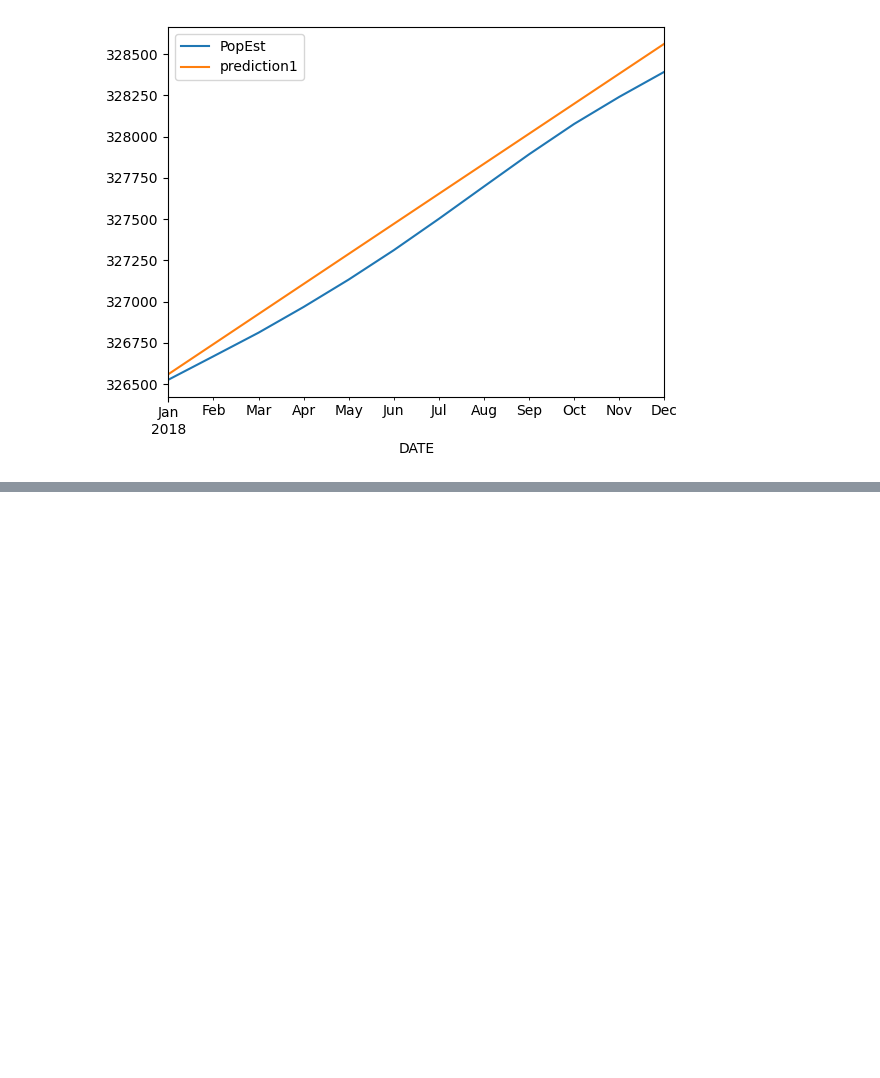
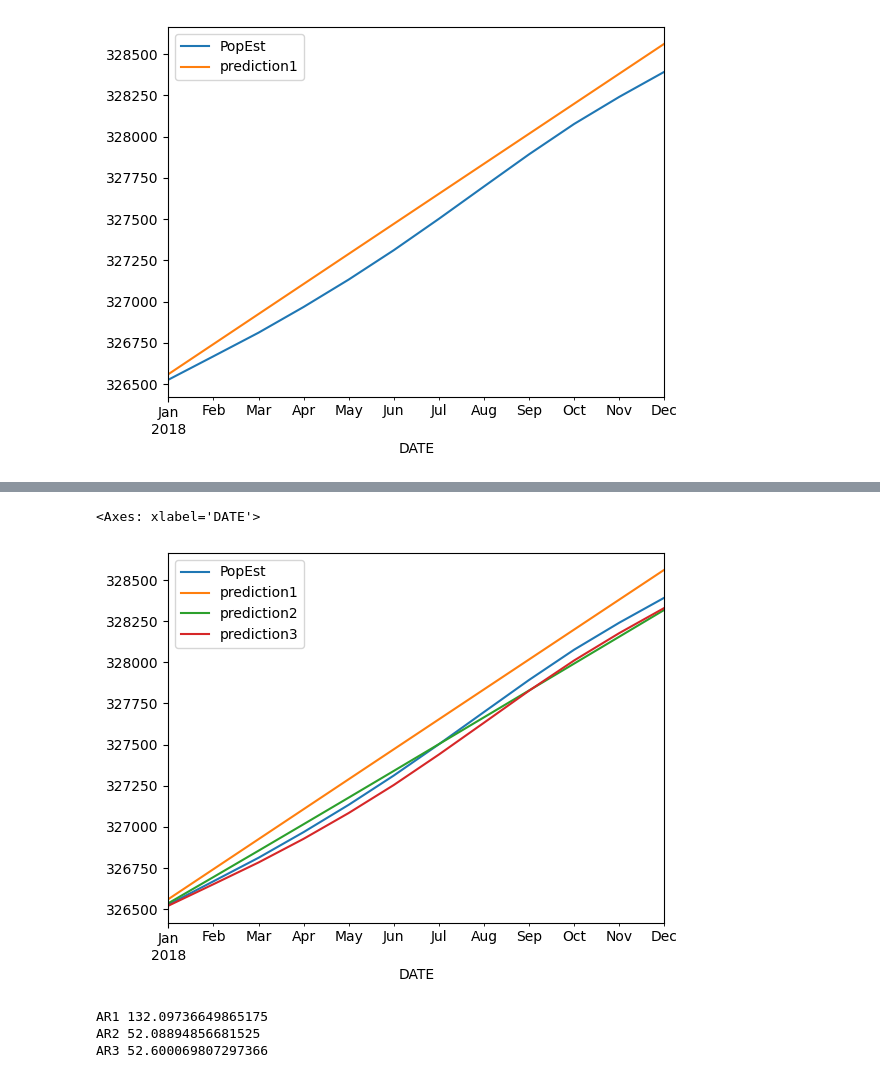
Before and after one commit to nmaiya/ColabTimeSeries, a Jupyter notebook: AutoRegresion.ipynb, the cells around one changed output, grey strips where cells are left out. Saved outputs shown, nothing was run; the diff lists cells and outputs as text; code cells hidden in the pictures; blank space fills up the shorter version.

```diff
--- a/AutoRegresion.ipynb
+++ b/AutoRegresion.ipynb
@@ -102,0 +155,6 @@ prediction1.plot(legend=True)
+# %%
+best_model=AutoReg(train['PopEst'],lags=mod.ar_lags)
+model_fit3=best_model.fit()
+prediction3=model_fit3.predict(start,end)
+prediction3=prediction3.rename('prediction3')
+prediction3
@@ -102,0 +175,8 @@ prediction1.plot(legend=True)
+# %%
+test.plot(legend=True)
+prediction1.plot(legend=True)
+prediction2.plot(legend=True)
+prediction3.plot(legend=True)
+# %% [output]
+<Axes: xlabel='DATE'>
+[figure, added]
@@ -102,0 +185,9 @@ prediction1.plot(legend=True)
+# %%
+labels=['AR1','AR2','AR3']
+preds=[prediction1,prediction2,prediction3]
+for i in range(len(preds)):
+  print(labels[i],np.sqrt(mean_squared_error(test['PopEst'],preds[i])))
+# %% [output]
+AR1 132.09736649865175
+AR2 52.08894856681525
+AR3 52.600069807297366
```
Also changed, not shown: parts of 9 cells of this notebook.
